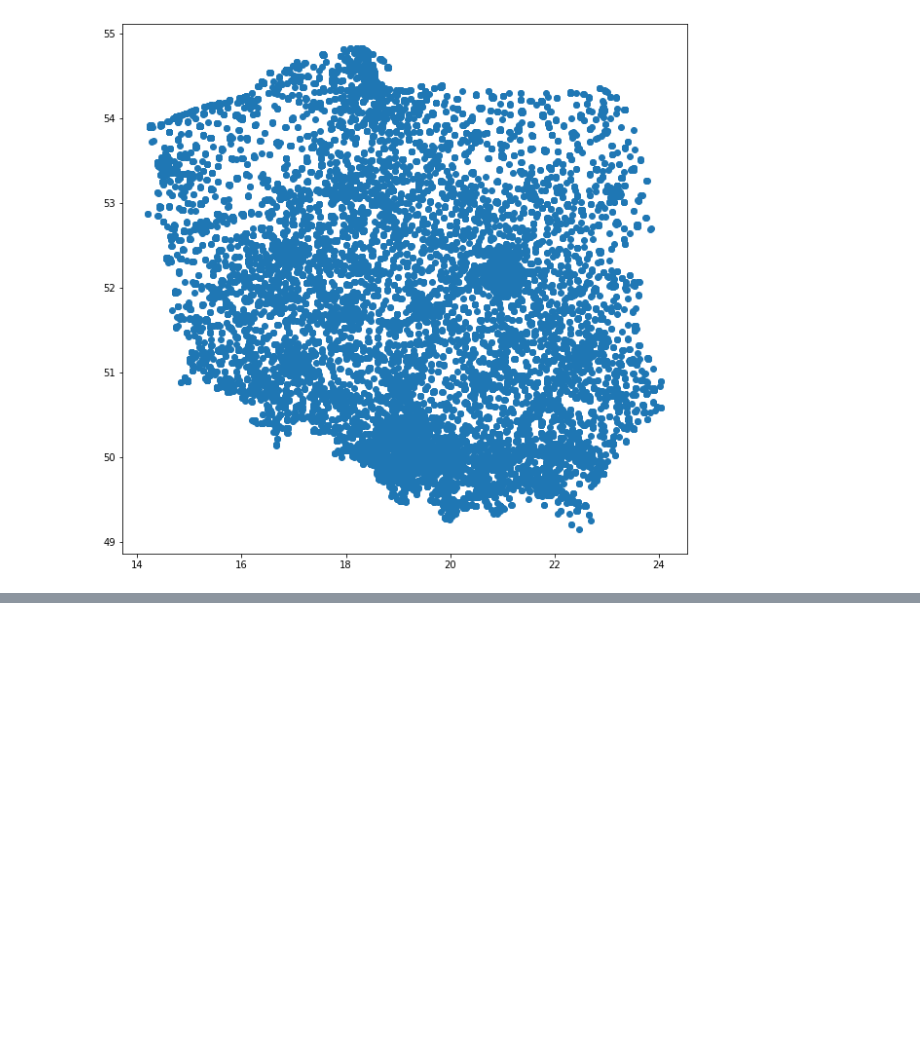
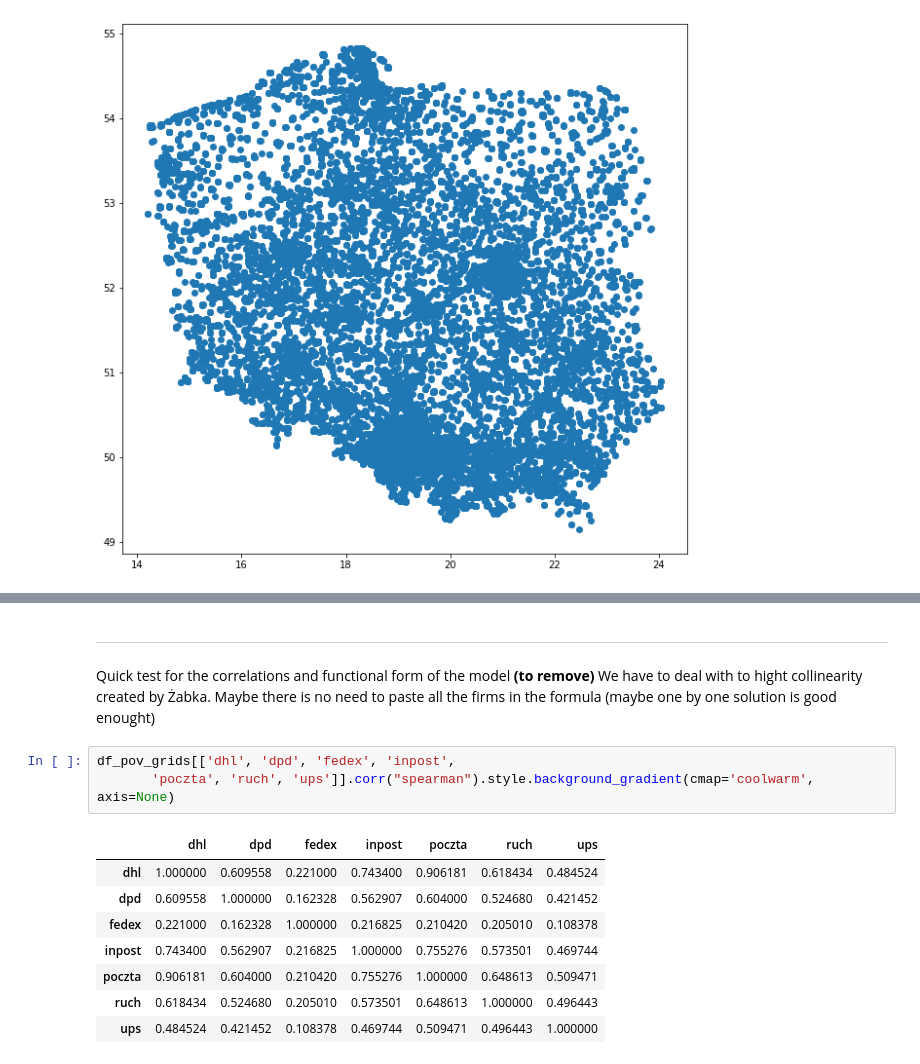
Before and after one commit to michaelwozniak/spatial_econometric_project, a Jupyter notebook: codes/2_dataset_construction.ipynb, the cells around one changed output, grey strips where cells are left out. Drawn from its saved outputs; the diff is of its cells as text; blank space fills up the shorter version.

```diff
--- a/codes/2_dataset_construction.ipynb
+++ b/codes/2_dataset_construction.ipynb
@@ -162,0 +142,17 @@ df_krakow.to_csv('../datasets/preprocessed_data/df_krakow.csv', index = False)
+# %% [markdown]
+----
+# %% [markdown]
+Quick test for the correlations and functional form of the model **(to remove)**
+We have to deal with to hight collinearity created by Żabka. Maybe there is no need to paste all the firms in the formula (maybe one by one solution is good enought)
+# %%
+df_pov_grids[['dhl', 'dpd', 'fedex', 'inpost',
+       'poczta', 'ruch', 'ups']].corr("spearman").style.background_gradient(cmap='coolwarm', axis=None)
+# %% [output]
+|  | dhl | dpd | fedex | inpost | poczta | ruch | ups |
+| dhl | 1.000000 | 0.609558 | 0.221000 | 0.743400 | 0.906181 | 0.618434 | 0.484524 |
+| dpd | 0.609558 | 1.000000 | 0.162328 | 0.562907 | 0.604000 | 0.524680 | 0.421452 |
+| fedex | 0.221000 | 0.162328 | 1.000000 | 0.216825 | 0.210420 | 0.205010 | 0.108378 |
+| inpost | 0.743400 | 0.562907 | 0.216825 | 1.000000 | 0.755276 | 0.573501 | 0.469744 |
+| poczta | 0.906181 | 0.604000 | 0.210420 | 0.755276 | 1.000000 | 0.648613 | 0.509471 |
+| ruch | 0.618434 | 0.524680 | 0.205010 | 0.573501 | 0.648613 | 1.000000 | 0.496443 |
+| ups | 0.484524 | 0.421452 | 0.108378 | 0.469744 | 0.509471 | 0.496443 | 1.000000 |
```
Also changed, not shown: parts of 19 cells of this notebook.
